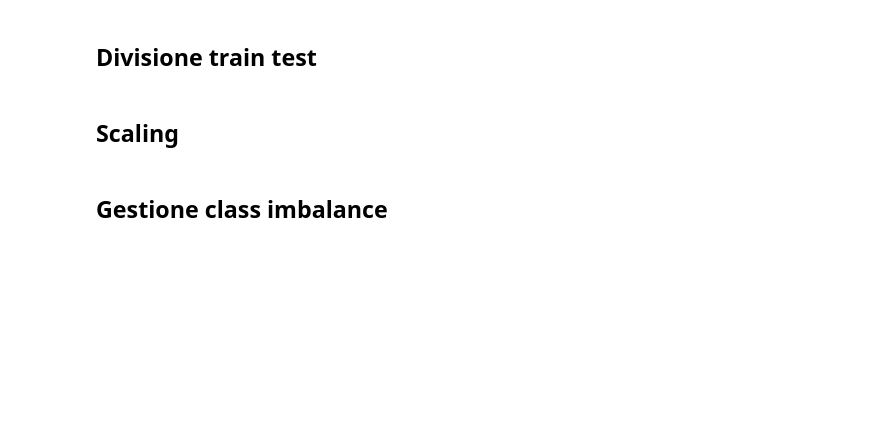
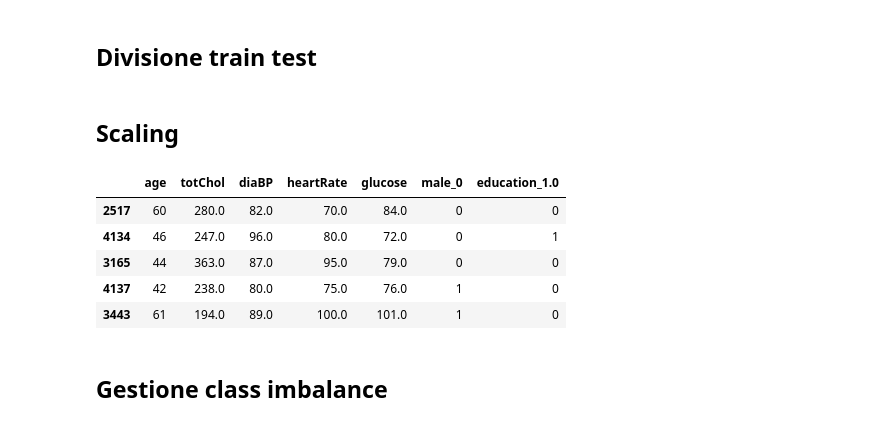
Before and after one commit to lorenzlorg/Big-Data-MAPR-project, a Jupyter notebook: Esercizio Classificazione.ipynb, the cells around one changed output. Cells and saved outputs as stored; diff of their text form; code cells hidden in the pictures; blank space fills up the shorter version.

```diff
--- a/Esercizio Classificazione.ipynb
+++ b/Esercizio Classificazione.ipynb
@@ -608,3 +610,12 @@ Name: TenYearCHD, Length: 3656, dtype: int64
 X_train, X_test, y_train, y_test = train_test_split(X, y, test_size = 0.2, random_state=123)
 # %% [markdown]
 ## Scaling
+# %%
+X_train.head()
+# %% [output]
+|  | age | totChol | diaBP | heartRate | glucose | male_0 | education_1.0 |
+| 2517 | 60 | 280.0 | 82.0 | 70.0 | 84.0 | 0 | 0 |
+| 4134 | 46 | 247.0 | 96.0 | 80.0 | 72.0 | 0 | 1 |
+| 3165 | 44 | 363.0 | 87.0 | 95.0 | 79.0 | 0 | 0 |
+| 4137 | 42 | 238.0 | 80.0 | 75.0 | 76.0 | 1 | 0 |
+| 3443 | 61 | 194.0 | 89.0 | 100.0 | 101.0 | 1 | 0 |
```
Also changed, not shown: parts of 19 cells of this notebook, 2 other files.
